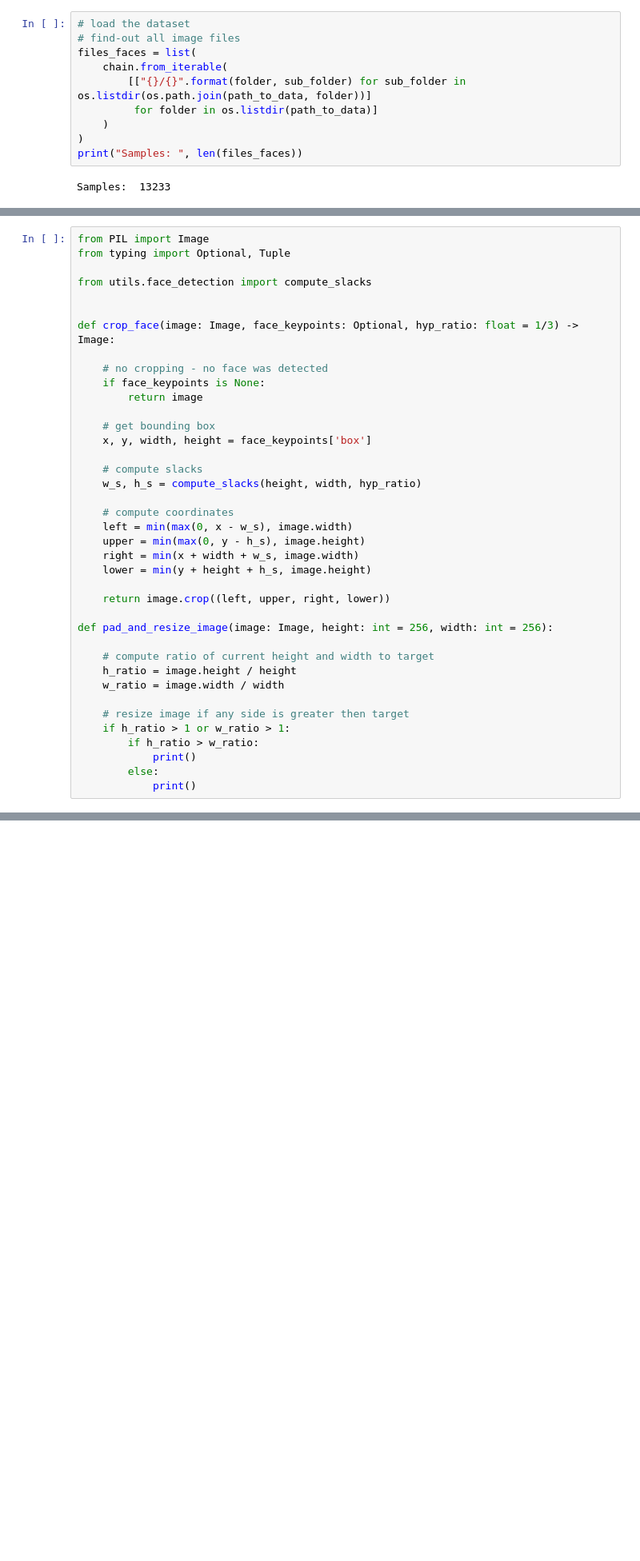
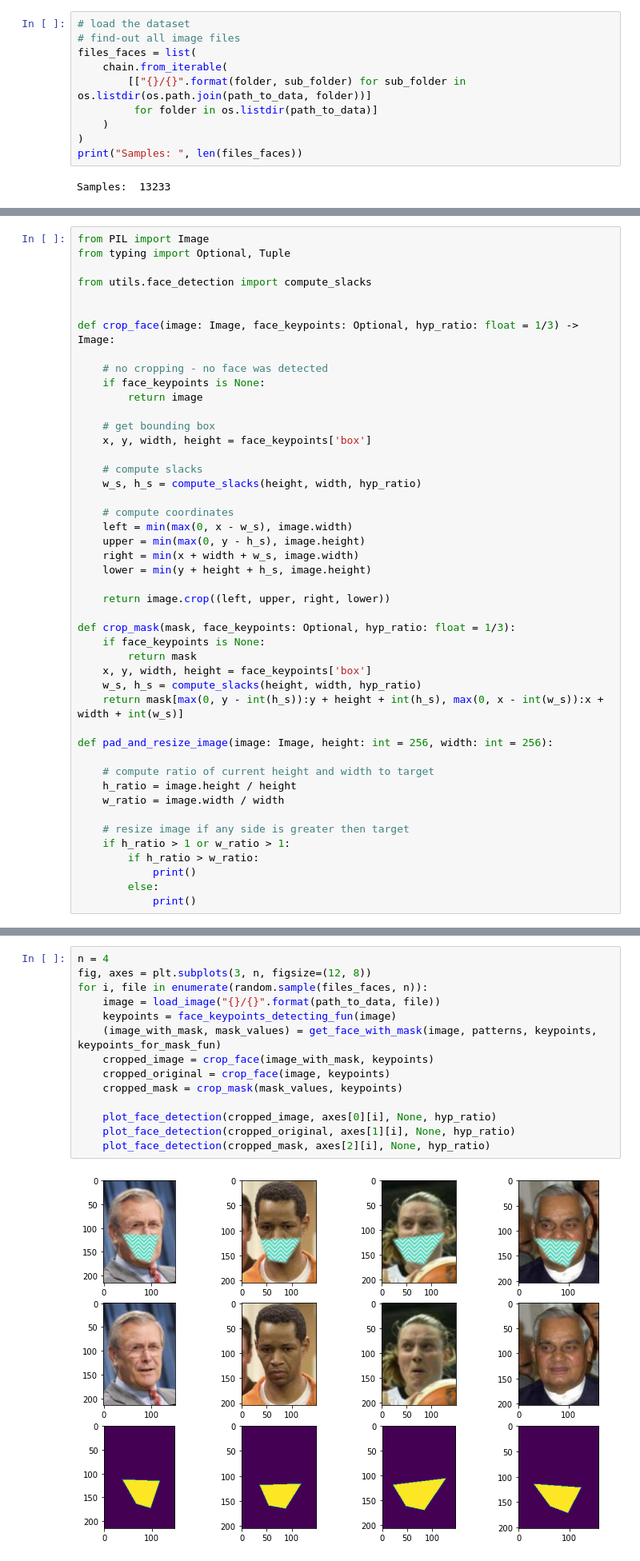
Before and after one commit to strvcom/strv-ml-mask2face, a Jupyter notebook: data_preparation.ipynb, the cells around one changed output, grey strips where cells are left out. Shown at 80% size. Drawn from its saved outputs; the diff is of its cells as text; blank space fills up the shorter version.

```diff
--- a/data_preparation.ipynb
+++ b/data_preparation.ipynb
@@ -75,6 +75,13 @@ def crop_face(image: Image, face_keypoints: Optional, hyp_ratio: float = 1/3) ->
 
     return image.crop((left, upper, right, lower))
 
+def crop_mask(mask, face_keypoints: Optional, hyp_ratio: float = 1/3):
+    if face_keypoints is None:
+        return mask
+    x, y, width, height = face_keypoints['box']
+    w_s, h_s = compute_slacks(height, width, hyp_ratio)
+    return mask[max(0, y - int(h_s)):y + height + int(h_s), max(0, x - int(w_s)):x + width + int(w_s)]
+
 def pad_and_resize_image(image: Image, height: int = 256, width: int = 256):
 
     # compute ratio of current height and width to target
@@ -115,0 +118,16 @@ for i, file in enumerate(random.sample(files_faces, 4)):
+# %%
+n = 4
+fig, axes = plt.subplots(3, n, figsize=(12, 8))
+for i, file in enumerate(random.sample(files_faces, n)):
+    image = load_image("{}/{}".format(path_to_data, file))
+    keypoints = face_keypoints_detecting_fun(image)
+    (image_with_mask, mask_values) = get_face_with_mask(image, patterns, keypoints, keypoints_for_mask_fun)
+    cropped_image = crop_face(image_with_mask, keypoints)
+    cropped_original = crop_face(image, keypoints)
+    cropped_mask = crop_mask(mask_values, keypoints)
+
+    plot_face_detection(cropped_image, axes[0][i], None, hyp_ratio)
+    plot_face_detection(cropped_original, axes[1][i], None, hyp_ratio)
+    plot_face_detection(cropped_mask, axes[2][i], None, hyp_ratio)
+# %% [output]
+[figure, added]
```
Also changed, not shown: parts of 13 cells of this notebook.
